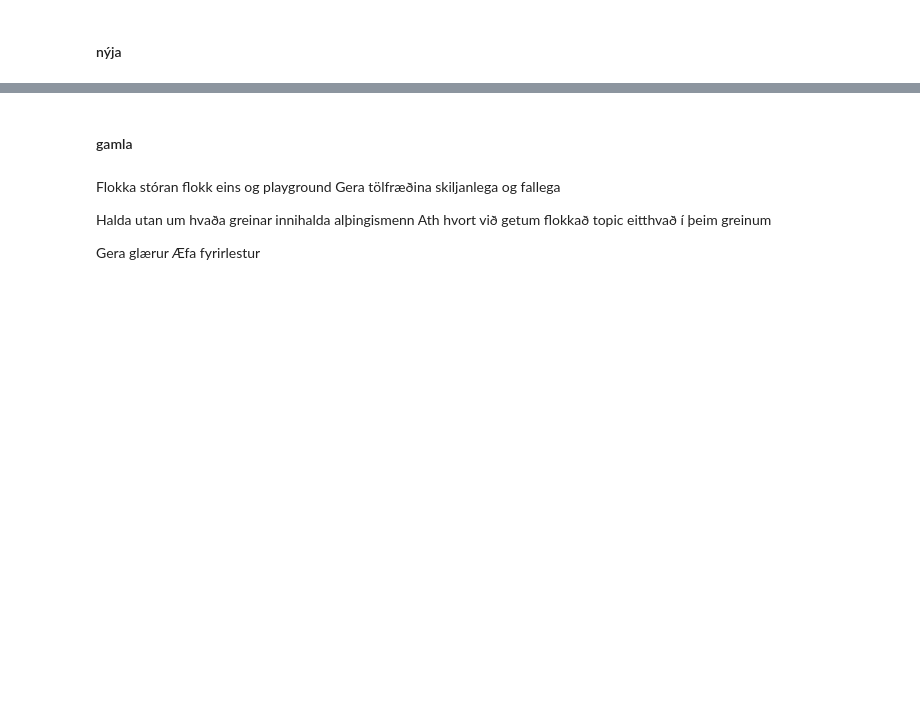
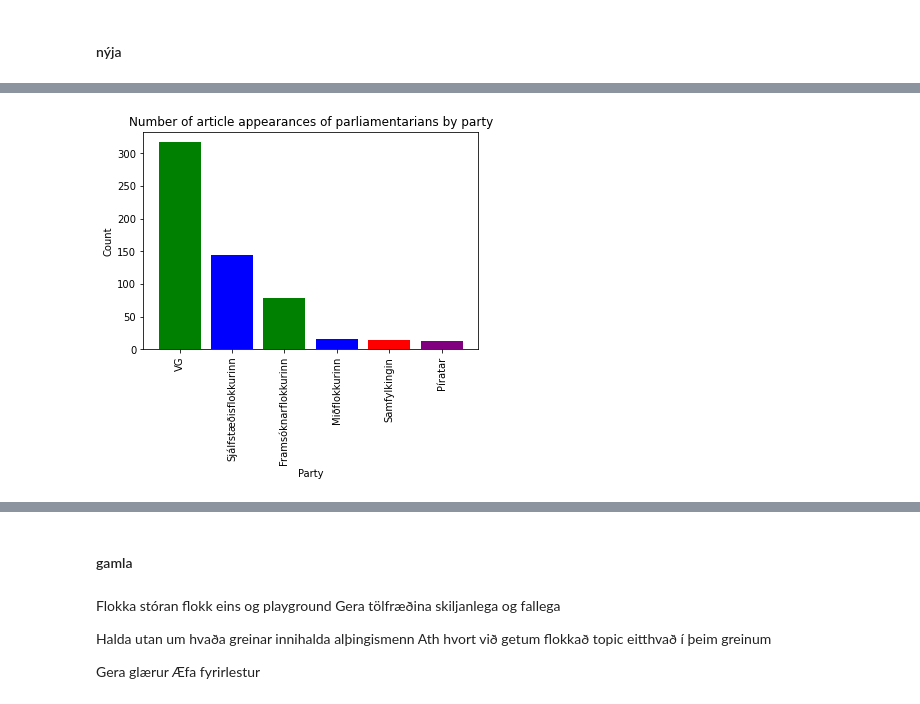
Before and after one commit to eliasbe/Maltaekni-natturuvernd, a Jupyter notebook: VinnubokEBE.ipynb, the cells around one changed output, grey strips where cells are left out. Cells and saved outputs as stored; diff of their text form; code cells hidden in the pictures; blank space fills up the shorter version.

```diff
--- a/VinnubokEBE.ipynb
+++ b/VinnubokEBE.ipynb
@@ -985 +1047,5 @@ plot_flokk(flokkar_count)
+# %%
+top_flokk(incl_mem_stat, "incl_parties.jpeg", color=True)
+# %% [output]
+[figure, added]
 # %%
```
Also changed, not shown: parts of 29 cells of this notebook, 19 other files.
